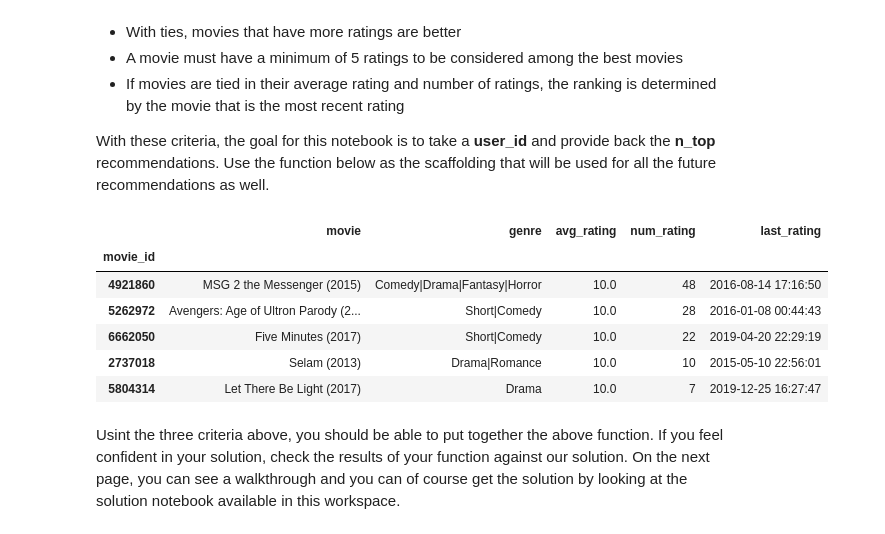
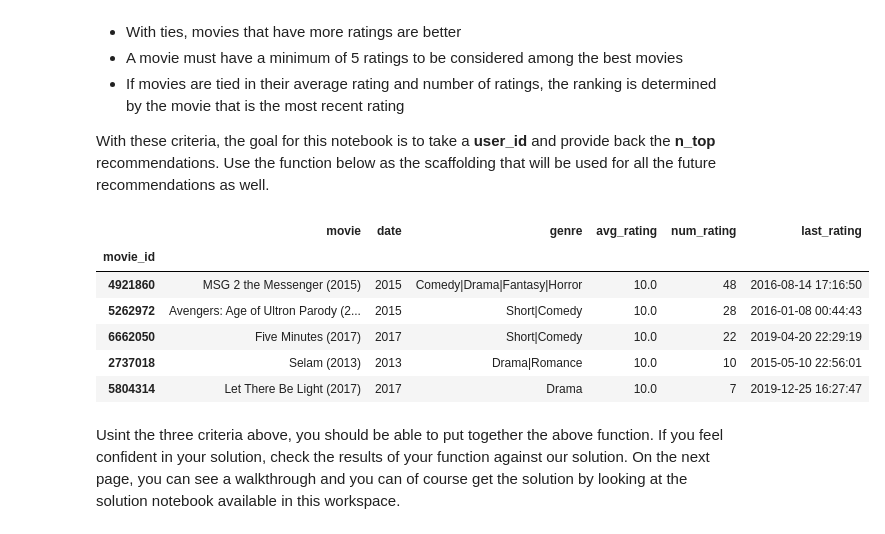
Before and after one commit to yduh/Recommendation-System, a Jupyter notebook: Movie-Tweetings/Most_Popular_Recommendations.ipynb, the cells around one changed output. Drawn from its saved outputs; the diff is of its cells as text; code cells hidden in the pictures.

```diff
--- a/Movie-Tweetings/Most_Popular_Recommendations.ipynb
+++ b/Movie-Tweetings/Most_Popular_Recommendations.ipynb
@@ -51,13 +51,13 @@ For this task, we will consider what is "most popular" based on the following cr
 
 With these criteria, the goal for this notebook is to take a **user_id** and provide back the **n_top** recommendations.  Use the function below as the scaffolding that will be used for all the future recommendations as well.
 # %%
-def rank_sort_cut_movie(movies, reviews):
+def create_ranked_df(movies, reviews):
     '''
     INPUT:
-     movies - the original cleaned dataset
-     reviews - the original cleaned dataset
+        movies - the original cleaned dataset
+        reviews - the original cleaned dataset
     OUTPUT:
-     rank_movie - A newly created dataframe with movies that are sorted by
+        rank_movie - A newly created dataframe with movies that are sorted by
                 highest avg rating, mumber of reviews, last rating time
                 and must have a min of 5 ratings
     '''
@@ -70,7 +70,7 @@ def rank_sort_cut_movie(movies, reviews):
     df = pd.DataFrame({'avg_rating':avg_rating, 'num_rating':num_rating, 'last_rating':last_rating})
 
     # join this new dataframe with the movie names mapped
-    movie_map = movies[['movie_id', 'movie', 'genre']]
+    movie_map = movies[['movie_id', 'movie', 'date', 'genre']]
     df = movie_map.set_index('movie_id').join(df)
 
     # sort all the info according the most popular orders
@@ -81,15 +81,15 @@ def rank_sort_cut_movie(movies, reviews):
 
     return rank_sort_cut_movie
 # %%
-rank_sort_cut_movie(movies, reviews).head()
+create_ranked_df(movies, reviews).head()
 # %% [output]
-|  | movie | genre | avg_rating | num_rating | last_rating |
-| movie_id |  |  |  |  |  |
-| 4921860 | MSG 2 the Messenger (2015) | Comedy|Drama|Fantasy|Horror | 10.0 | 48 | 2016-08-14 17:16:50 |
-| 5262972 | Avengers: Age of Ultron Parody (2... | Short|Comedy | 10.0 | 28 | 2016-01-08 00:44:43 |
-| 6662050 | Five Minutes (2017) | Short|Comedy | 10.0 | 22 | 2019-04-20 22:29:19 |
-| 2737018 | Selam (2013) | Drama|Romance | 10.0 | 10 | 2015-05-10 22:56:01 |
-| 5804314 | Let There Be Light (2017) | Drama | 10.0 | 7 | 2019-12-25 16:27:47 |
+|  | movie | date | genre | avg_rating | num_rating | last_rating |
+| movie_id |  |  |  |  |  |  |
+| 4921860 | MSG 2 the Messenger (2015) | 2015 | Comedy|Drama|Fantasy|Horror | 10.0 | 48 | 2016-08-14 17:16:50 |
+| 5262972 | Avengers: Age of Ultron Parody (2... | 2015 | Short|Comedy | 10.0 | 28 | 2016-01-08 00:44:43 |
+| 6662050 | Five Minutes (2017) | 2017 | Short|Comedy | 10.0 | 22 | 2019-04-20 22:29:19 |
+| 2737018 | Selam (2013) | 2013 | Drama|Romance | 10.0 | 10 | 2015-05-10 22:56:01 |
+| 5804314 | Let There Be Light (2017) | 2017 | Drama | 10.0 | 7 | 2019-12-25 16:27:47 |
 # %%
 def popular_recommendations(user_id, n_top, ranked_movies):
     '''
```
Also changed, not shown: parts of 11 cells of this notebook, 4 other files.
